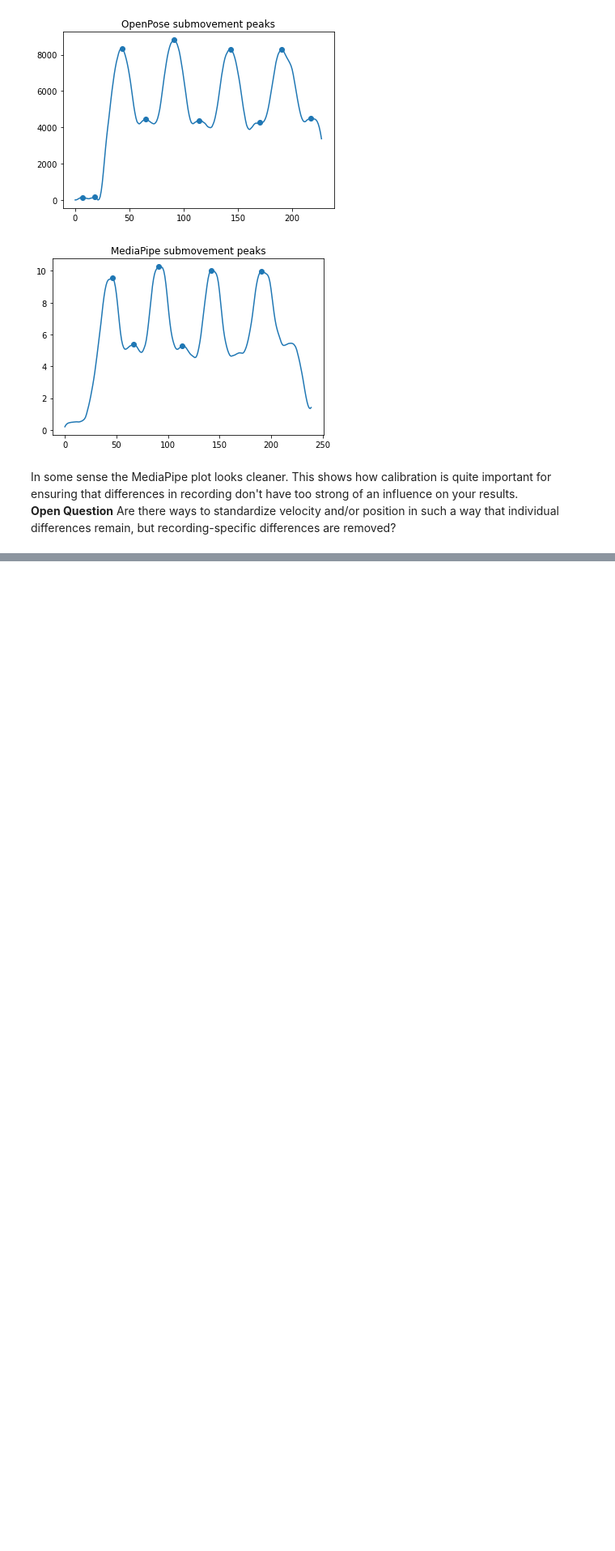
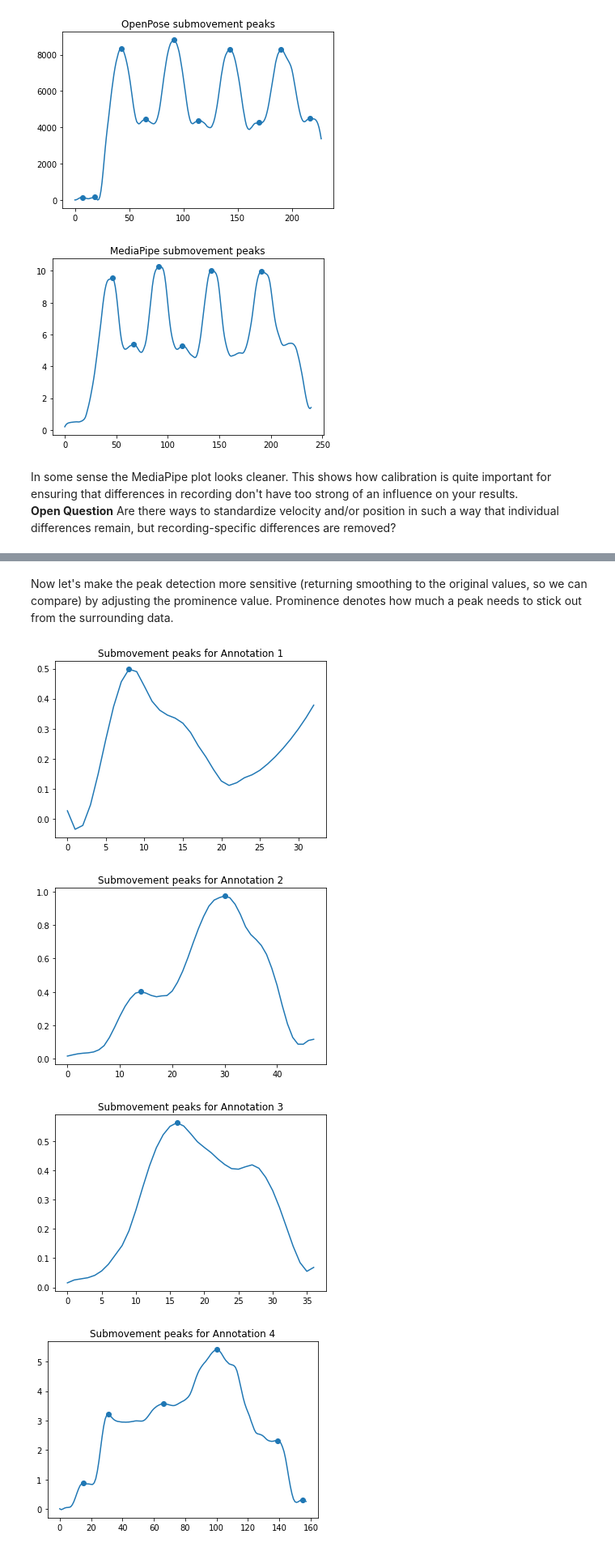
Before and after one commit to WimPouw/EnvisionBootcamp2021, a Jupyter notebook: Python/Analysis_kinematic_features/Analysis_kinematic_features_module.ipynb, the cells around one changed output, grey strips where cells are left out. Shown: that part at 81% size. Cells and saved outputs as stored; diff of their text form; code cells hidden in the pictures; blank space fills up the shorter version.

```diff
--- a/Python/Analysis_kinematic_features/Analysis_kinematic_features_module.ipynb
+++ b/Python/Analysis_kinematic_features/Analysis_kinematic_features_module.ipynb
@@ -934,0 +1090,28 @@ Are there ways to standardize velocity and/or position in such a way that indivi
+# %% [markdown]
+Now let's make the peak detection more sensitive (returning smoothing to the original values, so we can compare) by adjusting the prominence value. Prominence denotes how much a peak needs to stick out from the surrounding data.
+# %%
+annot_num = 1
+for annot in gesture_annots:
+    # this first line just takes the rows that correspond to our annotation
+    g_data = df_MT_conv[(df_MT_conv.time >= annot[0]) & (df_MT_conv.time <= annot[1])]
+    g_data.reset_index(inplace=True)
+
+    _, RH_S_MP = calculate_distance(g_data["R_Hand"], FPS)
+
+    RHsmooth_MP = signal.savgol_filter(RH_S_MP,15,5)
+
+    R_peaks_MP, R_prom_MP = signal.find_peaks(RHsmooth_MP, height=0.2, prominence=0.025, distance=5)
+    R_prom_MP = R_prom_MP["peak_heights"]
+
+
+    plt.plot(RHsmooth_MP)
+    plt.scatter(R_peaks_MP,R_prom_MP)
+    plt.title("Submovement peaks for Annotation " + str(annot_num))
+    plt.show()
+
+    annot_num = annot_num +1
+# %% [output]
+[figure, added]
+[figure, added]
+[figure, added]
+[figure, added]
```
Also changed, not shown: parts of 21 cells of this notebook, 2 other files.
